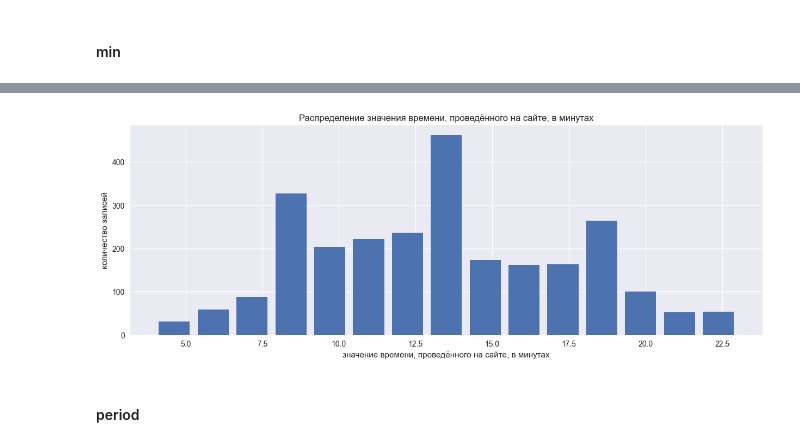
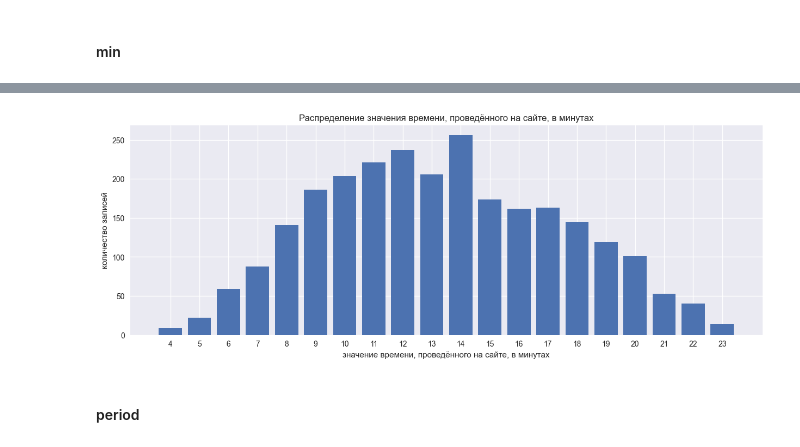
Before and after one commit to Yar-13/DTplus_projects, a Jupyter notebook: Project_7/Project_7.ipynb, the cells around one changed output, grey strips where cells are left out. Drawn from its saved outputs; the diff is of its cells as text; code cells hidden in the pictures.

```diff
--- a/Project_7/Project_7.ipynb
+++ b/Project_7/Project_7.ipynb
@@ -314,3 +341,6 @@ dtype: int64
 df_mt.duplicated().sum()
 # %% [output]
 0
+# %%
+df_mt.loc[df_mt['period'] == 'предыдцщий_месяц', 'period'] = 'предыдущий_месяц'
+df_mt['period'].unique()
@@ -686,12 +677,13 @@ plt.show()
 # %%
+_  = df_mt['min'].value_counts().reset_index()
 fig, ax = plt.subplots(figsize=(15,5))
 
-ax.hist(df_mt['min'], bins=15, rwidth=0.8)
+ax.bar(_['index'], _['min'], tick_label=_['index'])
 ax.set(xlabel='значение времени, проведённого на сайте, в минутах', ylabel='количество записей', title='Распределение значения времени, проведённого на сайте, в минутах')
 
 plt.show()
 # %% [output]
-[figure, old version]
+[figure, new version]
 # %% [markdown]
 #### period
 # %%
```
Also changed, not shown: parts of 44 cells of this notebook.
